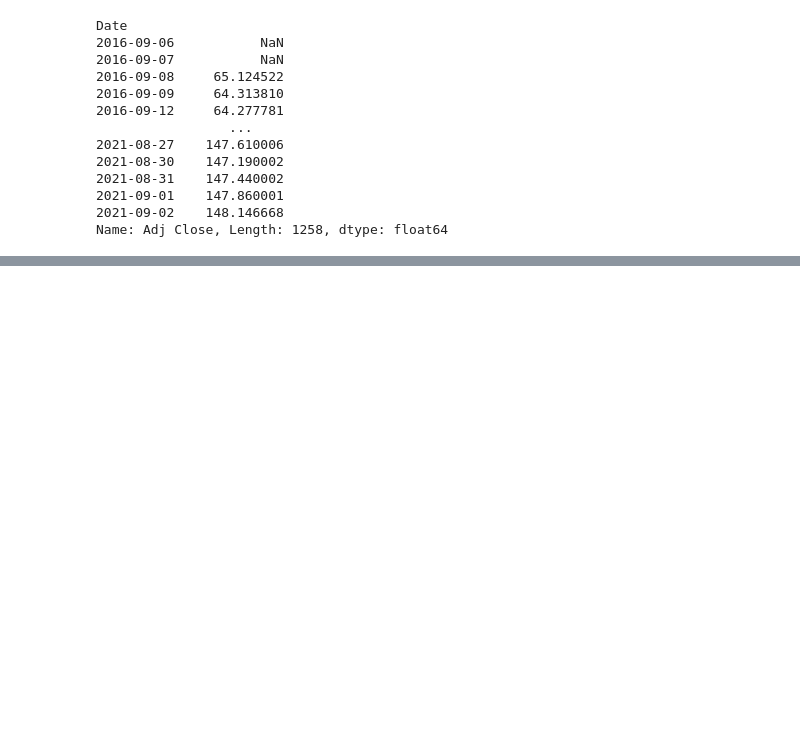
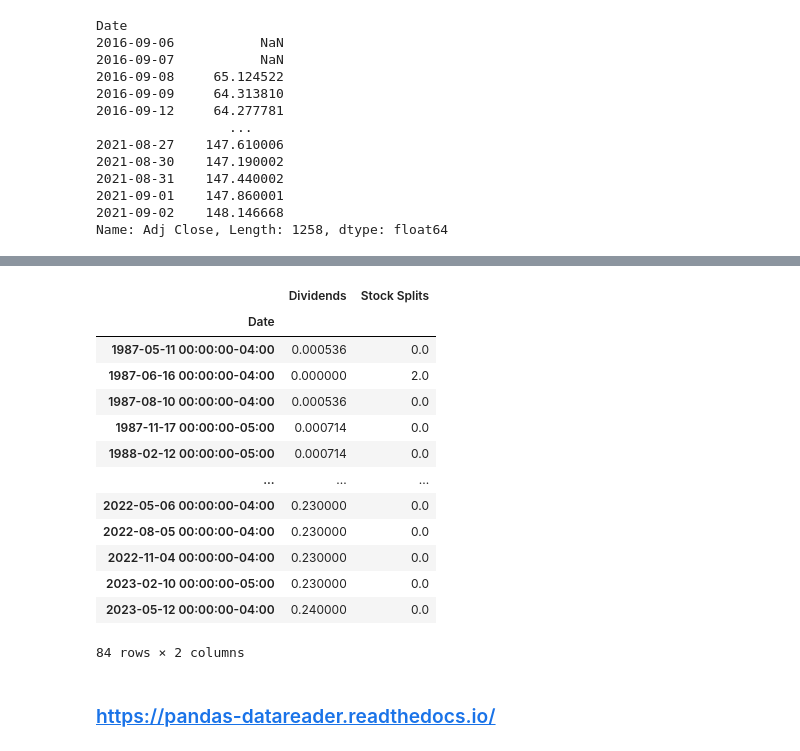
Before and after one commit to MJalingo/python_for_finance, a Jupyter notebook: Python-Finance-QuantConnect/05-Pandas-and-Finance/mynotes.ipynb, the cells around one changed output, grey strips where cells are left out. Cells and saved outputs as stored; diff of their text form; code cells hidden in the pictures; blank space fills up the shorter version.

```diff
--- a/Python-Finance-QuantConnect/05-Pandas-and-Finance/mynotes.ipynb
+++ b/Python-Finance-QuantConnect/05-Pandas-and-Finance/mynotes.ipynb
@@ -313,0 +364,21 @@ aa
+# %%
+apple_ticker = yf.Ticker("AAPL")
+# %%
+apple_ticker.actions
+# %% [output]
+|  | Dividends | Stock Splits |
+| Date |  |  |
+| 1987-05-11 00:00:00-04:00 | 0.000536 | 0.0 |
+| 1987-06-16 00:00:00-04:00 | 0.000000 | 2.0 |
+| 1987-08-10 00:00:00-04:00 | 0.000536 | 0.0 |
+| 1987-11-17 00:00:00-05:00 | 0.000714 | 0.0 |
+| 1988-02-12 00:00:00-05:00 | 0.000714 | 0.0 |
+| ... | ... | ... |
+| 2022-05-06 00:00:00-04:00 | 0.230000 | 0.0 |
+| 2022-08-05 00:00:00-04:00 | 0.230000 | 0.0 |
+| 2022-11-04 00:00:00-04:00 | 0.230000 | 0.0 |
+| 2023-02-10 00:00:00-05:00 | 0.230000 | 0.0 |
+| 2023-05-12 00:00:00-04:00 | 0.240000 | 0.0 |
+84 rows × 2 columns
+# %% [markdown]
+### https://pandas-datareader.readthedocs.io/
```
Also changed, not shown: parts of 23 cells of this notebook, 3 other files.
